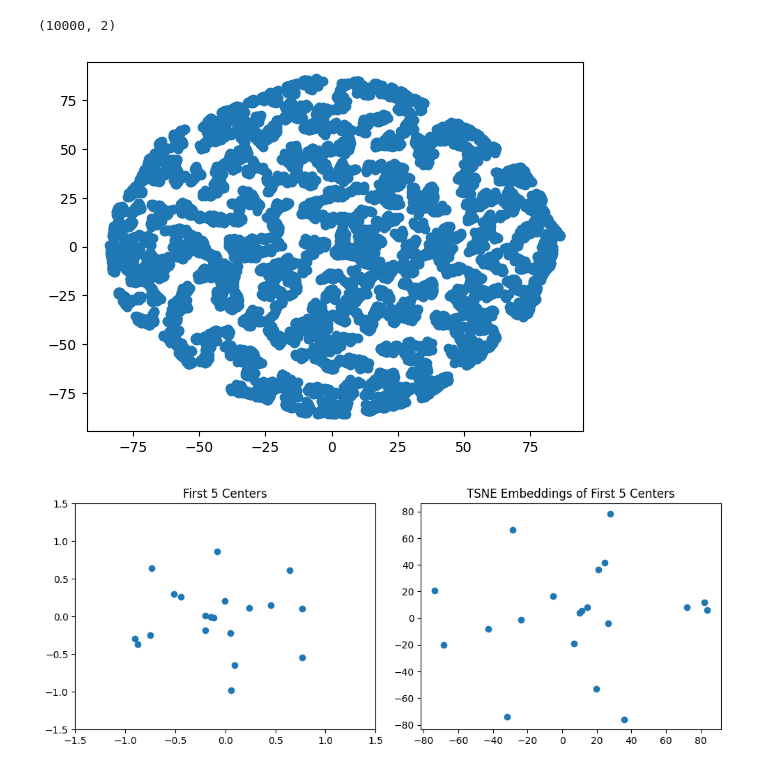
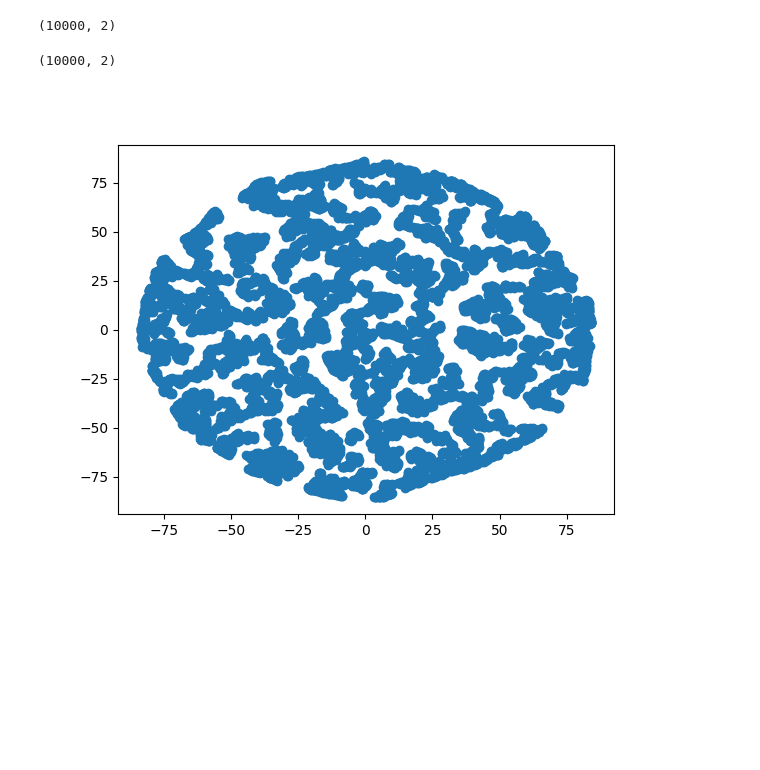
Before and after one commit to felix-newman/sensation-learning, a Jupyter notebook: reconstruct_circle.ipynb, the cells around one changed output. Drawn from its saved outputs; the diff is of its cells as text; code cells hidden in the pictures; blank space fills up the shorter version.

```diff
--- a/reconstruct_circle.ipynb
+++ b/reconstruct_circle.ipynb
@@ -122,26 +122,14 @@ tsne_embedding = TSNE(n_components=2).fit_transform(features_vectors)
 tsne_embedding.shape
 # %% [output]
 (10000, 2)
+# %%
+centers.shape
+# %% [output]
+(10000, 2)
 # %%
+plt.figure()
+
 plt.scatter(tsne_embedding[:, 0], tsne_embedding[:, 1])
 plt.show()
 # %% [output]
-[figure, old version]
+[figure, new version]
-# %%
-# Display first 5 centers and their TSNE embeddings
-fig, (ax1, ax2) = plt.subplots(1, 2, figsize=(10, 4))
-
-# Plot first 5 centers
-ax1.scatter(centers[:20, 0], centers[:20, 1])
-ax1.set_title('First 5 Centers')
-ax1.set_xlim(-1.5, 1.5)
-ax1.set_ylim(-1.5, 1.5)
-
-# Plot corresponding TSNE embeddings
-ax2.scatter(tsne_embedding[:20, 0], tsne_embedding[:20, 1])
-ax2.set_title('TSNE Embeddings of First 5 Centers')
-
-plt.tight_layout()
-plt.show()
-# %% [output]
-[figure, removed]
```
Also changed, not shown: parts of 6 cells of this notebook, 3 other files.
